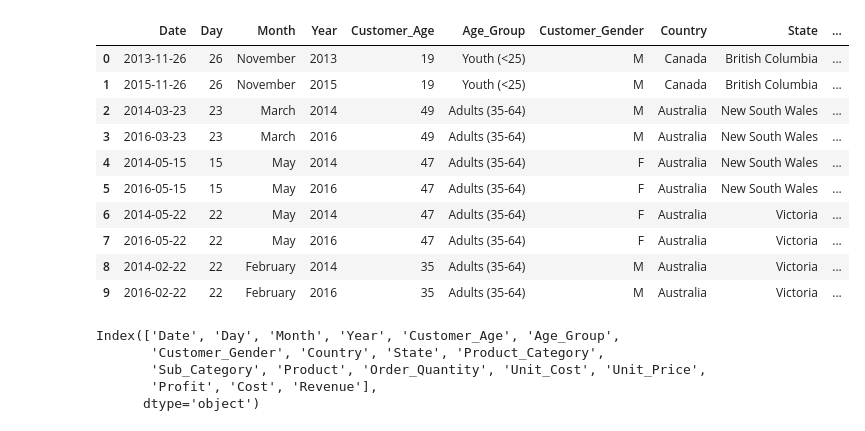
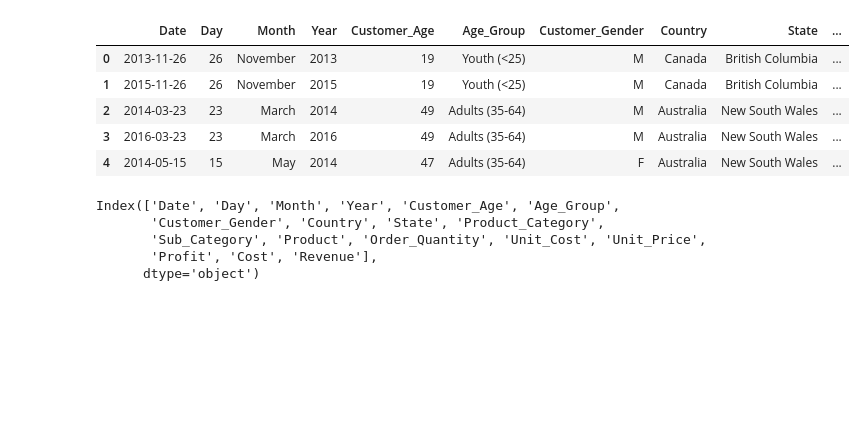
Before and after one commit to cungbac/python, a Jupyter notebook: 4.FreeCodeCamp/2.DataAnalysis/1.numpy.ipynb, the cells around one changed output. Cells and saved outputs as stored; diff of their text form; code cells hidden in the pictures; blank space fills up the shorter version.

```diff
--- a/4.FreeCodeCamp/2.DataAnalysis/1.numpy.ipynb
+++ b/4.FreeCodeCamp/2.DataAnalysis/1.numpy.ipynb
@@ -7,19 +9,14 @@ data_link = 'https://raw.githubusercontent.com/ine-rmotr-curriculum/FreeCodeCamp
 
 sales = pd.read_csv(data_link, parse_dates=['Date'])
 # %%
-sales.head(10)
+sales.head(5)
 # %% [output]
 |  | Date | Day | Month | Year | Customer_Age | Age_Group | Customer_Gender | Country | State | ... |
 | 0 | 2013-11-26 | 26 | November | 2013 | 19 | Youth (<25) | M | Canada | British Columbia | ... |
 | 1 | 2015-11-26 | 26 | November | 2015 | 19 | Youth (<25) | M | Canada | British Columbia | ... |
 | 2 | 2014-03-23 | 23 | March | 2014 | 49 | Adults (35-64) | M | Australia | New South Wales | ... |
 | 3 | 2016-03-23 | 23 | March | 2016 | 49 | Adults (35-64) | M | Australia | New South Wales | ... |
 | 4 | 2014-05-15 | 15 | May | 2014 | 47 | Adults (35-64) | F | Australia | New South Wales | ... |
-| 5 | 2016-05-15 | 15 | May | 2016 | 47 | Adults (35-64) | F | Australia | New South Wales | ... |
-| 6 | 2014-05-22 | 22 | May | 2014 | 47 | Adults (35-64) | F | Australia | Victoria | ... |
-| 7 | 2016-05-22 | 22 | May | 2016 | 47 | Adults (35-64) | F | Australia | Victoria | ... |
-| 8 | 2014-02-22 | 22 | February | 2014 | 35 | Adults (35-64) | M | Australia | Victoria | ... |
-| 9 | 2016-02-22 | 22 | February | 2016 | 35 | Adults (35-64) | M | Australia | Victoria | ... |
 # %%
 sales.columns
 # %% [output]
```
Also changed, not shown: parts of 2 cells of this notebook.
